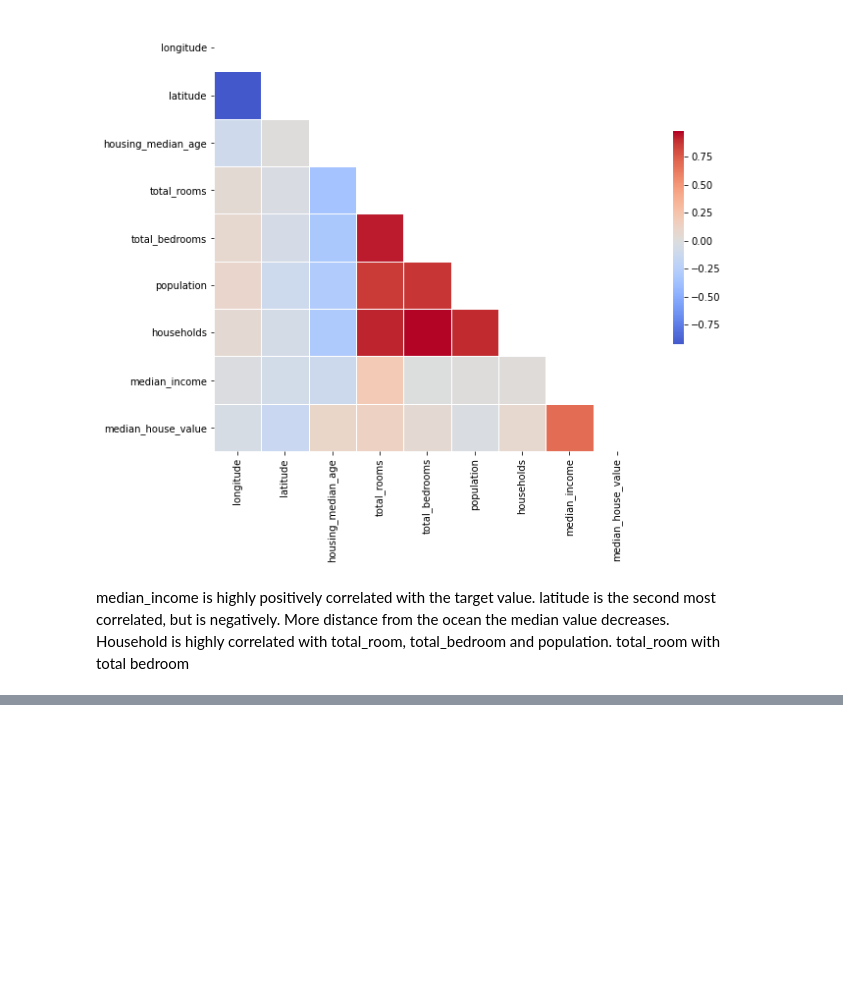
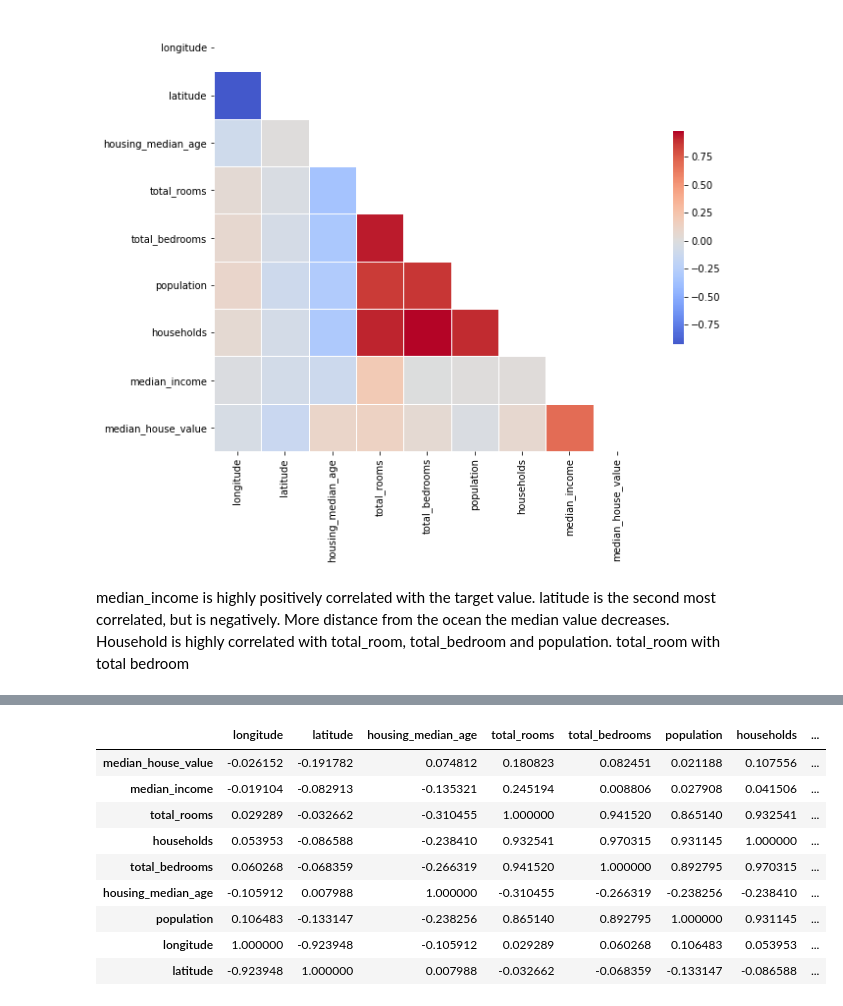
Before and after one commit to caiomts/infamous-ml-projects, a Jupyter notebook: notebooks/california_housing_prices.ipynb, the cells around one changed output, grey strips where cells are left out. Saved outputs shown, nothing was run; the diff lists cells and outputs as text; code cells hidden in the pictures; blank space fills up the shorter version.

```diff
--- a/notebooks/california_housing_prices.ipynb
+++ b/notebooks/california_housing_prices.ipynb
@@ -214 +234,24 @@ total_bedrooms             NaN
 dtype: float64
+# %%
+def log_skew(df, skew_num:float):
+    skewed = df.apply(skew)
+    for var in skewed[(skewed > skew_num) | (skewed < -skew_num)].index:
+        df[var] = np.log1p(df[var])
+    return df
+
+log_housing = housing.drop(['ocean_proximity'], axis=1)
+
+log_housing = log_skew(log_housing, 0.5)
+# %%
+log_housing.corr().sort_values(by=['median_house_value'], ascending=False)
+# %% [output]
+|  | longitude | latitude | housing_median_age | total_rooms | total_bedrooms | population | households | ... |
+| median_house_value | -0.026152 | -0.191782 | 0.074812 | 0.180823 | 0.082451 | 0.021188 | 0.107556 | ... |
+| median_income | -0.019104 | -0.082913 | -0.135321 | 0.245194 | 0.008806 | 0.027908 | 0.041506 | ... |
+| total_rooms | 0.029289 | -0.032662 | -0.310455 | 1.000000 | 0.941520 | 0.865140 | 0.932541 | ... |
+| households | 0.053953 | -0.086588 | -0.238410 | 0.932541 | 0.970315 | 0.931145 | 1.000000 | ... |
+| total_bedrooms | 0.060268 | -0.068359 | -0.266319 | 0.941520 | 1.000000 | 0.892795 | 0.970315 | ... |
+| housing_median_age | -0.105912 | 0.007988 | 1.000000 | -0.310455 | -0.266319 | -0.238256 | -0.238410 | ... |
+| population | 0.106483 | -0.133147 | -0.238256 | 0.865140 | 0.892795 | 1.000000 | 0.931145 | ... |
+| longitude | 1.000000 | -0.923948 | -0.105912 | 0.029289 | 0.060268 | 0.106483 | 0.053953 | ... |
+| latitude | -0.923948 | 1.000000 | 0.007988 | -0.032662 | -0.068359 | -0.133147 | -0.086588 | ... |
```
Also changed, not shown: parts of 39 cells of this notebook, 8 other files.
